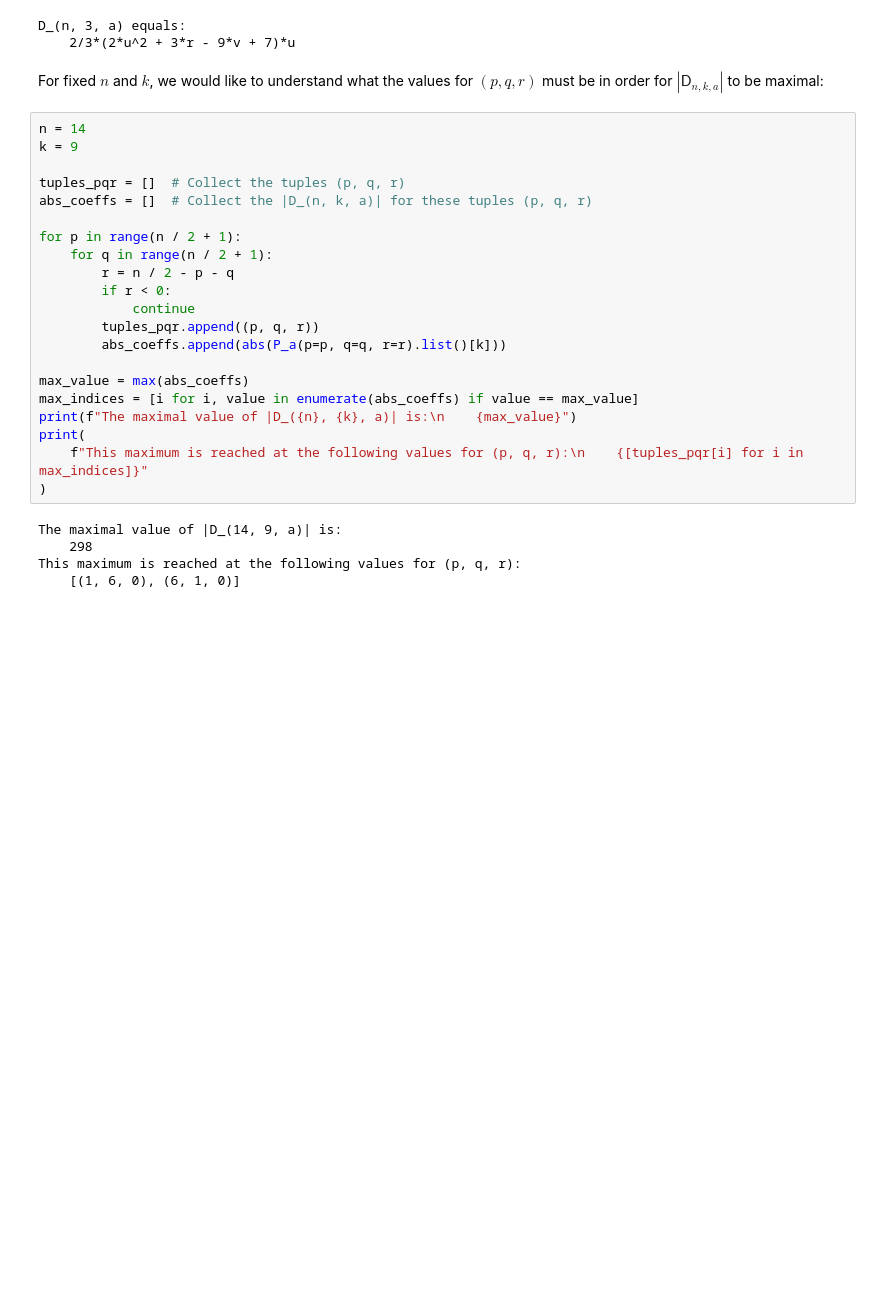
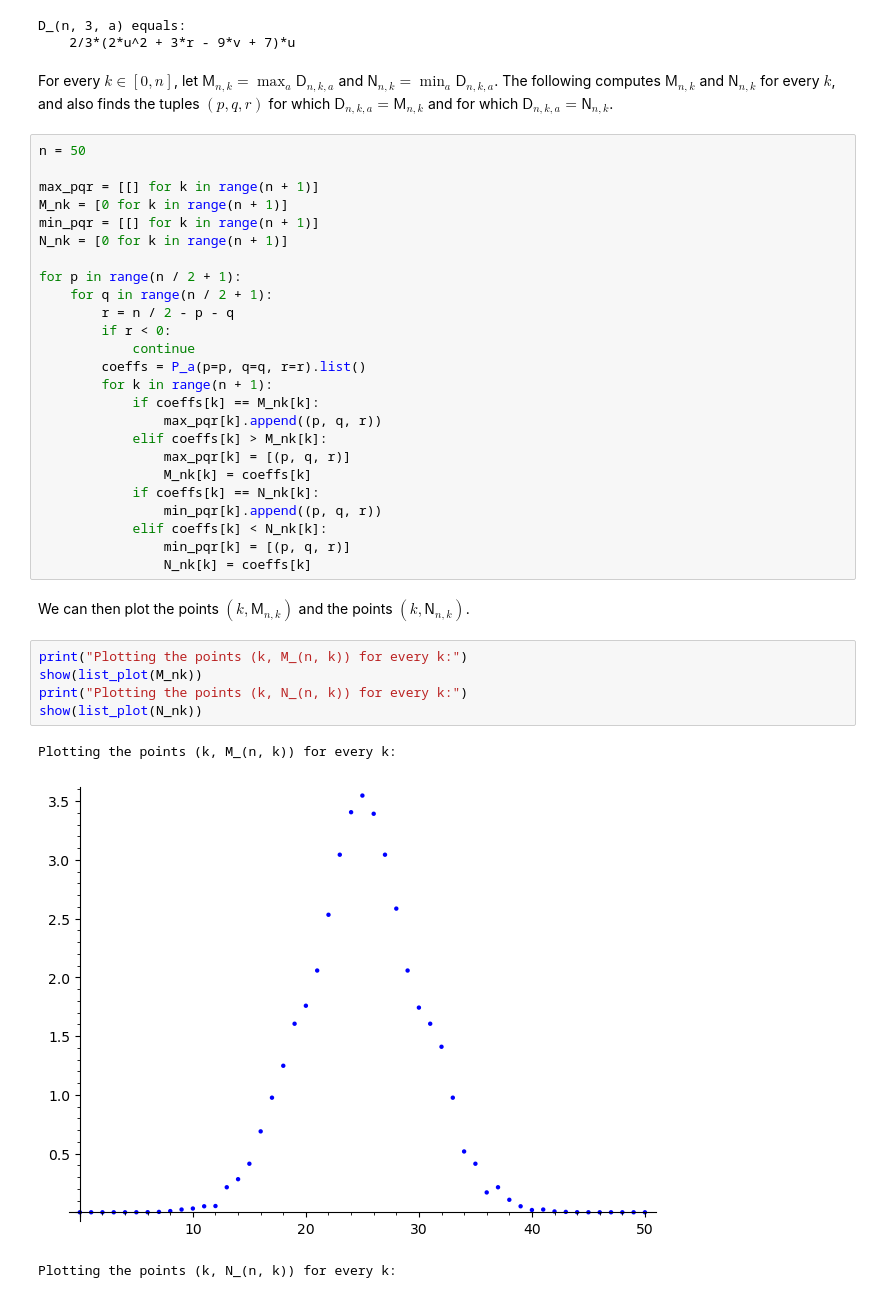
Before and after one commit to pierrickmeaux/revisedHWBF, a Jupyter notebook: Revised_HWBF.ipynb, the cells around one changed output. Saved outputs shown, nothing was run; the diff lists cells and outputs as text; blank space fills up the shorter version.

```diff
--- a/Revised_HWBF.ipynb
+++ b/Revised_HWBF.ipynb
@@ -69,31 +62,41 @@ print(f"D_(n, {k}, a) equals:\n    {D_nka.expand().factor()}")
 # %% [output]
 D_(n, 3, a) equals:
     2/3*(2*u^2 + 3*r - 9*v + 7)*u
-# %% [markdown]
-For fixed $n$ and $k$, we would like to understand what the values for $(p,q,r)$ must be in order for $|\mathsf D_{n,k,a}|$ to be maximal:
-# %%
-n = 14
-k = 9
-
-tuples_pqr = []  # Collect the tuples (p, q, r)
-abs_coeffs = []  # Collect the |D_(n, k, a)| for these tuples (p, q, r)
-
-for p in range(n / 2 + 1):
-    for q in range(n / 2 + 1):
-        r = n / 2 - p - q
-        if r < 0:
-            continue
-        tuples_pqr.append((p, q, r))
-        abs_coeffs.append(abs(P_a(p=p, q=q, r=r).list()[k]))
-
-max_value = max(abs_coeffs)
-max_indices = [i for i, value in enumerate(abs_coeffs) if value == max_value]
-print(f"The maximal value of |D_({n}, {k}, a)| is:\n    {max_value}")
-print(
-    f"This maximum is reached at the following values for (p, q, r):\n    {[tuples_pqr[i] for i in max_indices]}"
-)
-# %% [output]
-The maximal value of |D_(14, 9, a)| is:
-    298
-This maximum is reached at the following values for (p, q, r):
-    [(1, 6, 0), (6, 1, 0)]
+# %% [markdown]
+For every $k\in[0,n]$, let $\mathsf M_{n,k}=\max_a\mathsf D_{n,k,a}$ and $\mathsf N_{n,k}=\min_a\mathsf D_{n,k,a}$. The following computes $\mathsf M_{n,k}$ and $\mathsf N_{n,k}$ for every $k$, and also finds the tuples $(p,q,r)$ for which $\mathsf D_{n,k,a}=\mathsf M_{n,k}$ and for which $\mathsf D_{n,k,a}=\mathsf N_{n,k}$.
+# %%
+n = 50
+
+max_pqr = [[] for k in range(n + 1)]
+M_nk = [0 for k in range(n + 1)]
+min_pqr = [[] for k in range(n + 1)]
+N_nk = [0 for k in range(n + 1)]
+
+for p in range(n / 2 + 1):
+    for q in range(n / 2 + 1):
+        r = n / 2 - p - q
+        if r < 0:
+            continue
+        coeffs = P_a(p=p, q=q, r=r).list()
+        for k in range(n + 1):
+            if coeffs[k] == M_nk[k]:
+                max_pqr[k].append((p, q, r))
+            elif coeffs[k] > M_nk[k]:
+                max_pqr[k] = [(p, q, r)]
+                M_nk[k] = coeffs[k]
+            if coeffs[k] == N_nk[k]:
+                min_pqr[k].append((p, q, r))
+            elif coeffs[k] < N_nk[k]:
+                min_pqr[k] = [(p, q, r)]
+                N_nk[k] = coeffs[k]
+# %% [markdown]
+We can then plot the points $(k,\mathsf M_{n,k})$ and the points $(k,\mathsf N_{n,k})$.
+# %%
+print("Plotting the points (k, M_(n, k)) for every k:")
+show(list_plot(M_nk))
+print("Plotting the points (k, N_(n, k)) for every k:")
+show(list_plot(N_nk))
+# %% [output]
+Plotting the points (k, M_(n, k)) for every k:
+[figure, added]
+Plotting the points (k, N_(n, k)) for every k:
```
Also changed, not shown: parts of 6 cells of this notebook.
